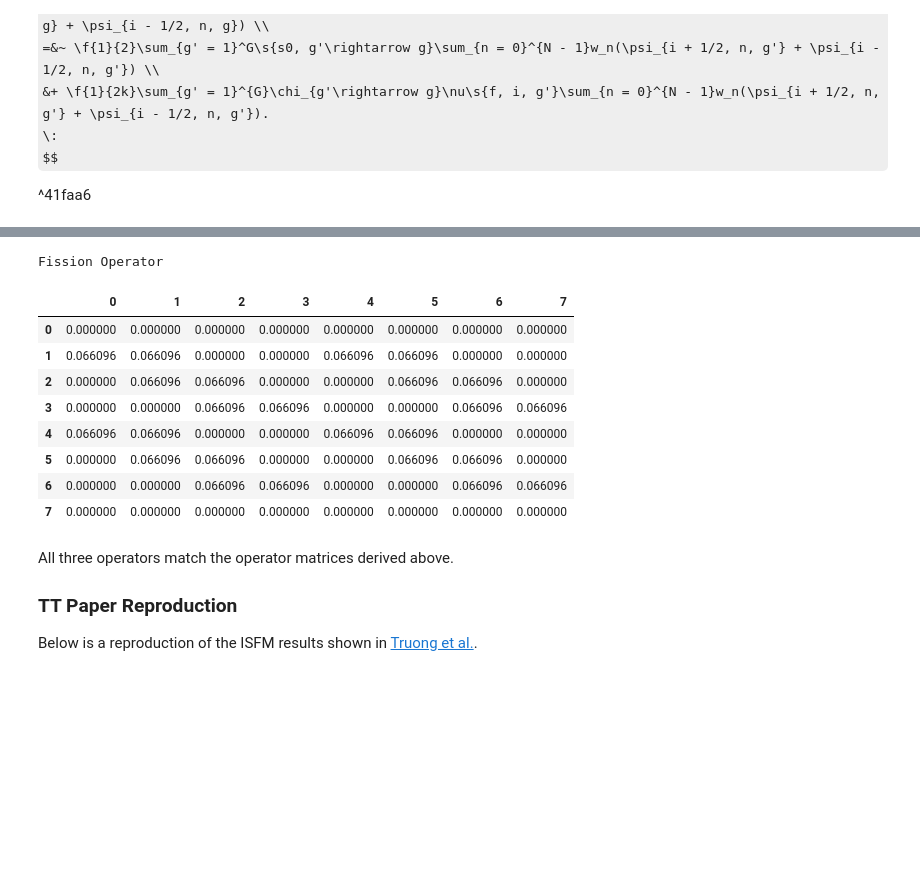
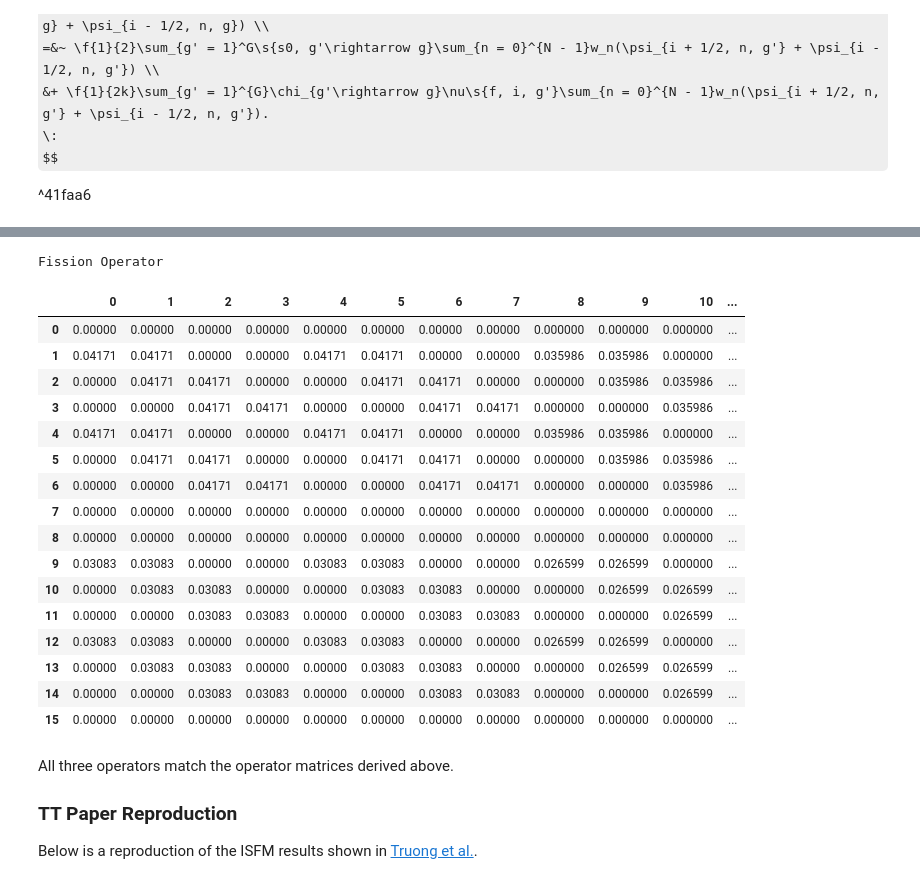
Before and after one commit to myerspat/tt_nte, a Jupyter notebook: pu1d-2G.ipynb, the cells around one changed output, grey strips where cells are left out. Drawn from its saved outputs; the diff is of its cells as text; code cells hidden in the pictures; some formulas as TeX source; blank space fills up the shorter version.

```diff
--- a/pu1d-2G.ipynb
+++ b/pu1d-2G.ipynb
@@ -184,7 +184,7 @@ fissile_brick = Material({pu239: 1.0})
 # Cross section data
 two_group_xs = {
     "num_groups": 2,
-    "chi": np.array([[0.575, 0.425]]),
+    "chi": np.array([0.575, 0.425]),
     fissile_brick: {
         "nu_fission": np.array([3.10 * 0.0936, 2.93 * 0.08544]),  # 1/cm
         "scatter_gtg": np.array([[0.0792, 0.0],[0.0432, 0.23616]]),  # 1/cm
@@ -210,5 +210,5 @@ mat_shape = (
 )
 
 print("\nStreaming + Total Interaction Operator")
-pd.DataFrame(SN.H.full().reshape(mat_shape))
+pd.DataFrame(SN._H.full().reshape(mat_shape))
 # %% [output]
@@ -250,17 +255,25 @@ Scattering Operator
 # %%
 print("Fission Operator")
-pd.DataFrame(SN.F.full().reshape(mat_shape))
+pd.DataFrame(SN._F.full().reshape(mat_shape))
 # %% [output]
 Fission Operator
-|  | 0 | 1 | 2 | 3 | 4 | 5 | 6 | 7 |
-| 0 | 0.000000 | 0.000000 | 0.000000 | 0.000000 | 0.000000 | 0.000000 | 0.000000 | 0.000000 |
-| 1 | 0.066096 | 0.066096 | 0.000000 | 0.000000 | 0.066096 | 0.066096 | 0.000000 | 0.000000 |
-| 2 | 0.000000 | 0.066096 | 0.066096 | 0.000000 | 0.000000 | 0.066096 | 0.066096 | 0.000000 |
-| 3 | 0.000000 | 0.000000 | 0.066096 | 0.066096 | 0.000000 | 0.000000 | 0.066096 | 0.066096 |
-| 4 | 0.066096 | 0.066096 | 0.000000 | 0.000000 | 0.066096 | 0.066096 | 0.000000 | 0.000000 |
-| 5 | 0.000000 | 0.066096 | 0.066096 | 0.000000 | 0.000000 | 0.066096 | 0.066096 | 0.000000 |
-| 6 | 0.000000 | 0.000000 | 0.066096 | 0.066096 | 0.000000 | 0.000000 | 0.066096 | 0.066096 |
-| 7 | 0.000000 | 0.000000 | 0.000000 | 0.000000 | 0.000000 | 0.000000 | 0.000000 | 0.000000 |
+|  | 0 | 1 | 2 | 3 | 4 | 5 | 6 | 7 | 8 | 9 | 10 | ... |
+| 0 | 0.00000 | 0.00000 | 0.00000 | 0.00000 | 0.00000 | 0.00000 | 0.00000 | 0.00000 | 0.000000 | 0.000000 | 0.000000 | ... |
+| 1 | 0.04171 | 0.04171 | 0.00000 | 0.00000 | 0.04171 | 0.04171 | 0.00000 | 0.00000 | 0.035986 | 0.035986 | 0.000000 | ... |
+| 2 | 0.00000 | 0.04171 | 0.04171 | 0.00000 | 0.00000 | 0.04171 | 0.04171 | 0.00000 | 0.000000 | 0.035986 | 0.035986 | ... |
+| 3 | 0.00000 | 0.00000 | 0.04171 | 0.04171 | 0.00000 | 0.00000 | 0.04171 | 0.04171 | 0.000000 | 0.000000 | 0.035986 | ... |
+| 4 | 0.04171 | 0.04171 | 0.00000 | 0.00000 | 0.04171 | 0.04171 | 0.00000 | 0.00000 | 0.035986 | 0.035986 | 0.000000 | ... |
+| 5 | 0.00000 | 0.04171 | 0.04171 | 0.00000 | 0.00000 | 0.04171 | 0.04171 | 0.00000 | 0.000000 | 0.035986 | 0.035986 | ... |
+| 6 | 0.00000 | 0.00000 | 0.04171 | 0.04171 | 0.00000 | 0.00000 | 0.04171 | 0.04171 | 0.000000 | 0.000000 | 0.035986 | ... |
+| 7 | 0.00000 | 0.00000 | 0.00000 | 0.00000 | 0.00000 | 0.00000 | 0.00000 | 0.00000 | 0.000000 | 0.000000 | 0.000000 | ... |
+| 8 | 0.00000 | 0.00000 | 0.00000 | 0.00000 | 0.00000 | 0.00000 | 0.00000 | 0.00000 | 0.000000 | 0.000000 | 0.000000 | ... |
+| 9 | 0.03083 | 0.03083 | 0.00000 | 0.00000 | 0.03083 | 0.03083 | 0.00000 | 0.00000 | 0.026599 | 0.026599 | 0.000000 | ... |
+| 10 | 0.00000 | 0.03083 | 0.03083 | 0.00000 | 0.00000 | 0.03083 | 0.03083 | 0.00000 | 0.000000 | 0.026599 | 0.026599 | ... |
+| 11 | 0.00000 | 0.00000 | 0.03083 | 0.03083 | 0.00000 | 0.00000 | 0.03083 | 0.03083 | 0.000000 | 0.000000 | 0.026599 | ... |
+| 12 | 0.03083 | 0.03083 | 0.00000 | 0.00000 | 0.03083 | 0.03083 | 0.00000 | 0.00000 | 0.026599 | 0.026599 | 0.000000 | ... |
+| 13 | 0.00000 | 0.03083 | 0.03083 | 0.00000 | 0.00000 | 0.03083 | 0.03083 | 0.00000 | 0.000000 | 0.026599 | 0.026599 | ... |
+| 14 | 0.00000 | 0.00000 | 0.03083 | 0.03083 | 0.00000 | 0.00000 | 0.03083 | 0.03083 | 0.000000 | 0.000000 | 0.026599 | ... |
+| 15 | 0.00000 | 0.00000 | 0.00000 | 0.00000 | 0.00000 | 0.00000 | 0.00000 | 0.00000 | 0.000000 | 0.000000 | 0.000000 | ... |
 # %% [markdown]
 All three operators match the operator matrices derived above.
 
```
Also changed, not shown: parts of 7 cells of this notebook, 6 other files.
